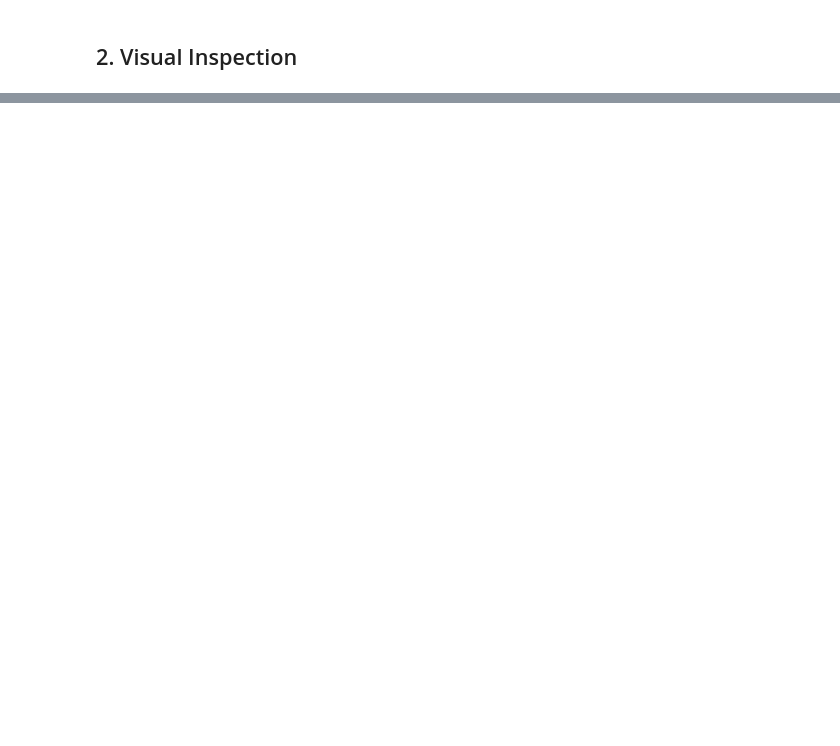
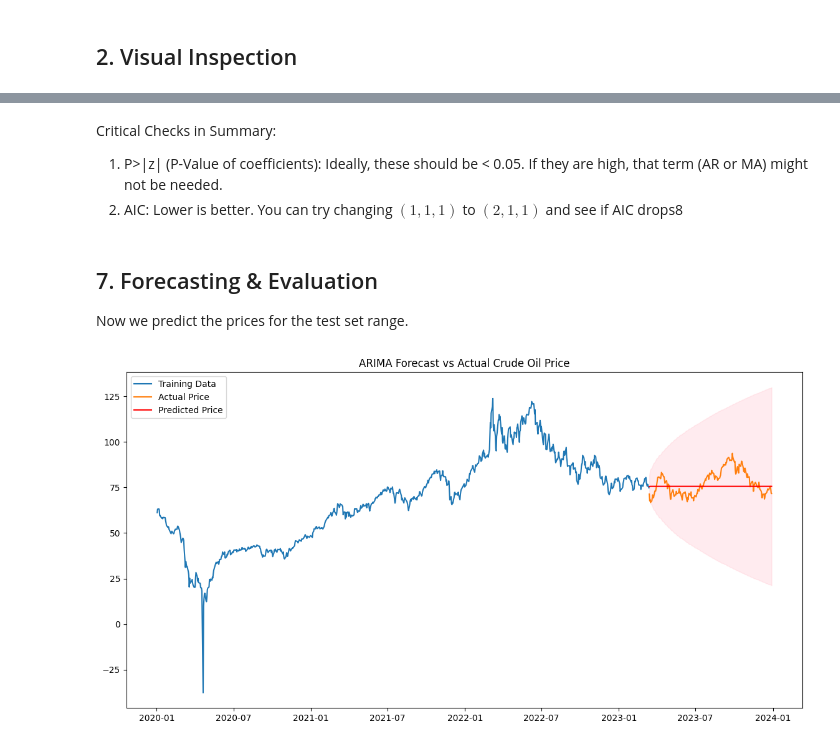
Before and after one commit to joeyedi1/crudearima, a Jupyter notebook: notebooks/01_arima_model.ipynb, the cells around one changed output, grey strips where cells are left out. Drawn from its saved outputs; the diff is of its cells as text; code cells hidden in the pictures; blank space fills up the shorter version.

```diff
--- a/notebooks/01_arima_model.ipynb
+++ b/notebooks/01_arima_model.ipynb
@@ -64,0 +129,16 @@ def adf_test(series):
+# %%
+from statsmodels.tsa.arima.model import ARIMA
+
+# Split Data (80% train, 20% test)
+train_size = int(len(df) * 0.8)
+train, test = df['Close'][:train_size], df['Close'][train_size:]
+
+# Define the Model
+# We use order=(p,d,q). Let's try (1,1,1) based on literature.
+model = ARIMA(train, order=(1, 1, 1))
+
+# Fit the Model
+model_fit = model.fit()
+
+# Print Summary
+print(model_fit.summary())
@@ -64,0 +163,32 @@ def adf_test(series):
+# %% [markdown]
+Critical Checks in Summary:
+1. P>|z| (P-Value of coefficients): Ideally, these should be < 0.05. If they are high, that term (AR or MA) might not be needed.
+2. AIC: Lower is better. You can try changing $(1,1,1)$ to $(2,1,1)$ and see if AIC drops8
+# %% [markdown]
+## 7. Forecasting & Evaluation
+
+Now we predict the prices for the test set range.
+# %%
+# Forecast
+forecast_steps = len(test)
+forecast_result = model_fit.get_forecast(steps=forecast_steps)
+
+# Extract forecast and confidence intervals
+forecast_series = forecast_result.predicted_mean
+conf_int = forecast_result.conf_int()
+
+# Make it plot-friendly
+forecast_series.index = test.index
+conf_int.index = test.index
+
+# Plot Results
+plt.figure(figsize=(14,7))
+plt.plot(train.index, train, label='Training Data')
+plt.plot(test.index, test, label='Actual Price')
+plt.plot(forecast_series.index, forecast_series, label='Predicted Price', color='red')
+plt.fill_between(forecast_series.index, conf_int.iloc[:, 0], conf_int.iloc[:, 1], color='pink', alpha=0.3)
+plt.title('ARIMA Forecast vs Actual Crude Oil Price')
+plt.legend()
+plt.show()
+# %% [output]
+[figure, added]
```
Also changed, not shown: parts of 36 cells of this notebook, 2 other files.
